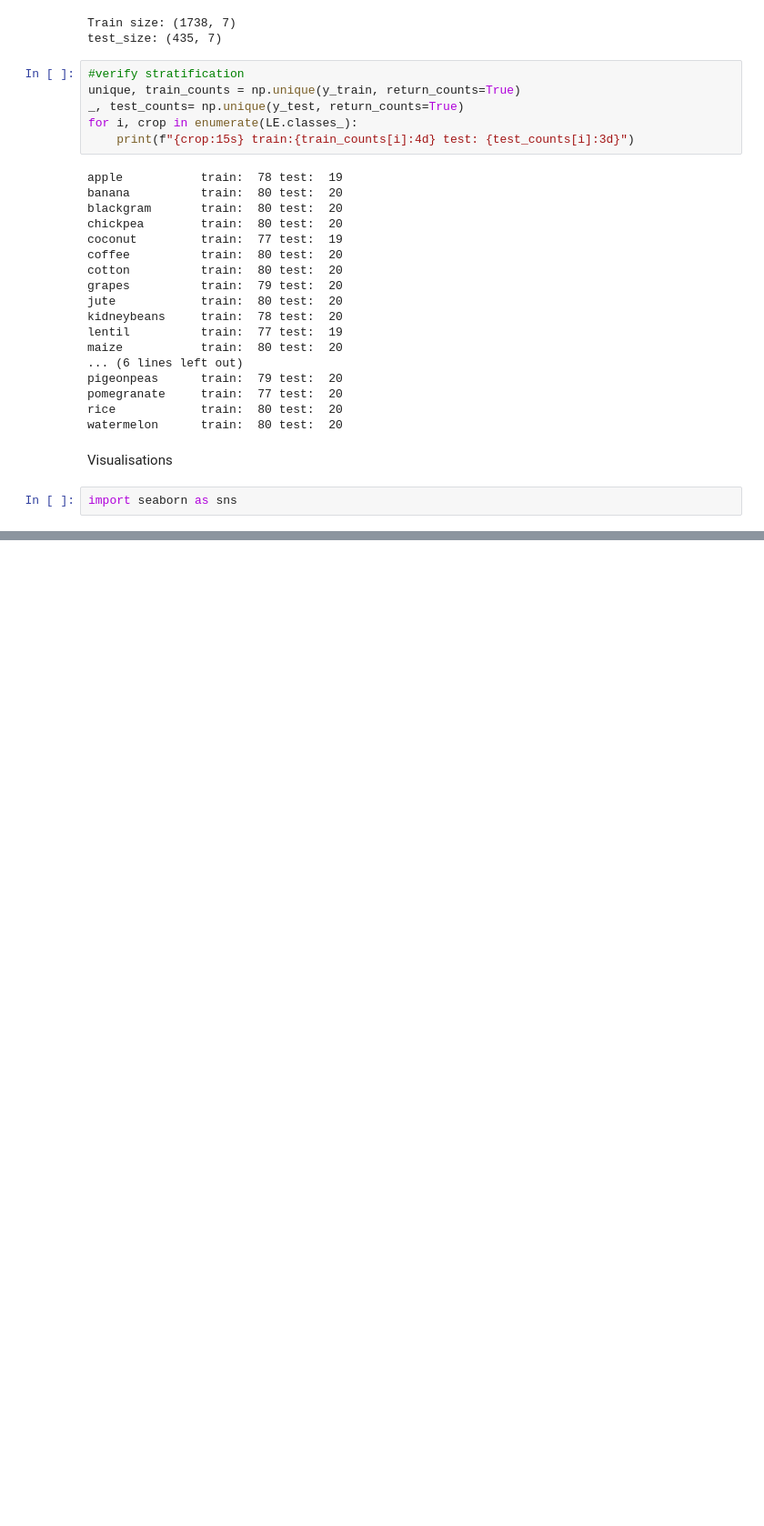
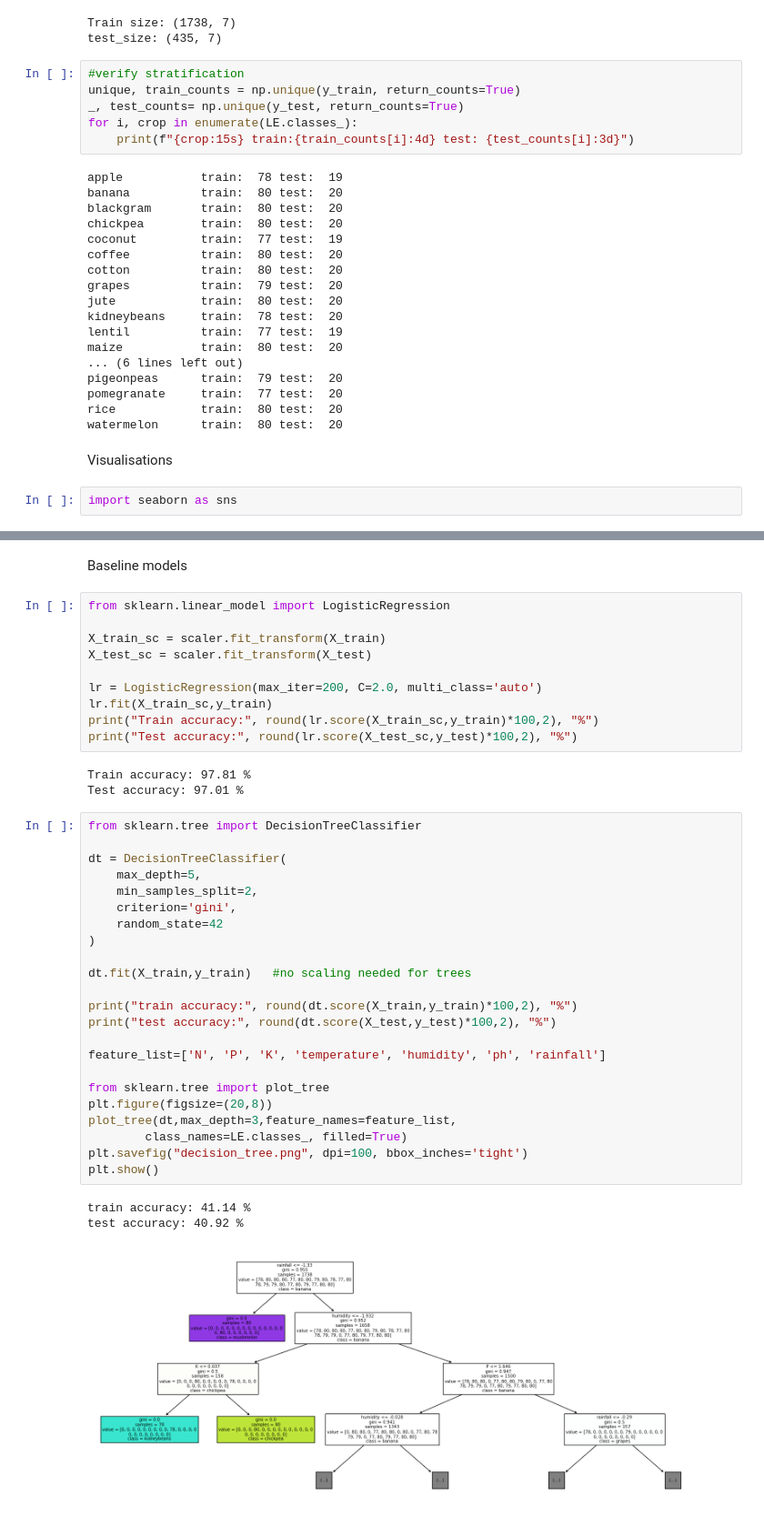
Before and after one commit to pavani3011/AGRI-API-PROJECT, a Jupyter notebook: Crop.ipynb, the cells around one changed output, grey strips where cells are left out. Shown at 91% size. Drawn from its saved outputs; the diff is of its cells as text; blank space fills up the shorter version.

Commit message:
base models

```diff
--- a/Crop.ipynb
+++ b/Crop.ipynb
@@ -263,0 +331,42 @@ import seaborn as sns
+# %% [markdown]
+Baseline models
+# %%
+from sklearn.linear_model import LogisticRegression
+
+X_train_sc = scaler.fit_transform(X_train)
+X_test_sc = scaler.fit_transform(X_test)
+
+lr = LogisticRegression(max_iter=200, C=2.0, multi_class='auto')
+lr.fit(X_train_sc,y_train)
+print("Train accuracy:", round(lr.score(X_train_sc,y_train)*100,2), "%")
+print("Test accuracy:", round(lr.score(X_test_sc,y_test)*100,2), "%")
+# %% [output]
+Train accuracy: 97.81 %
+Test accuracy: 97.01 %
+# %%
+from sklearn.tree import DecisionTreeClassifier
+
+dt = DecisionTreeClassifier(
+    max_depth=5,
+    min_samples_split=2,
+    criterion='gini',
+    random_state=42
+)
+
+dt.fit(X_train,y_train)   #no scaling needed for trees
+
+print("train accuracy:", round(dt.score(X_train,y_train)*100,2), "%")
+print("test accuracy:", round(dt.score(X_test,y_test)*100,2), "%")
+
+feature_list=['N', 'P', 'K', 'temperature', 'humidity', 'ph', 'rainfall']
+
+from sklearn.tree import plot_tree
+plt.figure(figsize=(20,8))
+plot_tree(dt,max_depth=3,feature_names=feature_list,
+        class_names=LE.classes_, filled=True)
+plt.savefig("decision_tree.png", dpi=100, bbox_inches='tight')
+plt.show()
+# %% [output]
+train accuracy: 41.14 %
+test accuracy: 40.92 %
+[figure, added]
```
Also changed, not shown: parts of 8 cells of this notebook, 1 other file.
